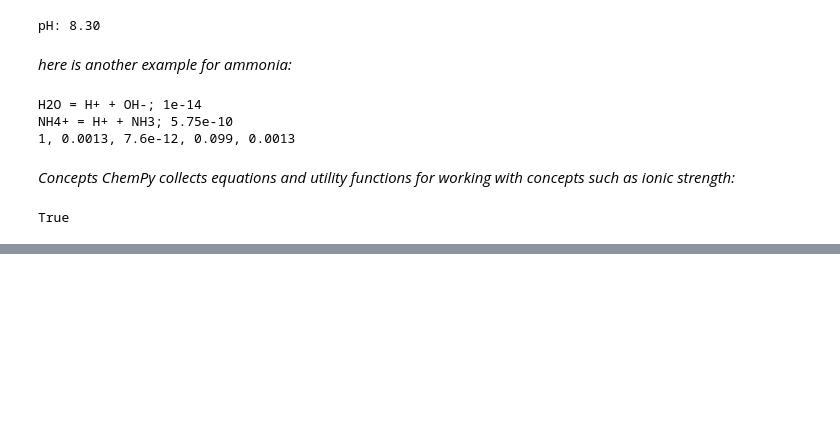
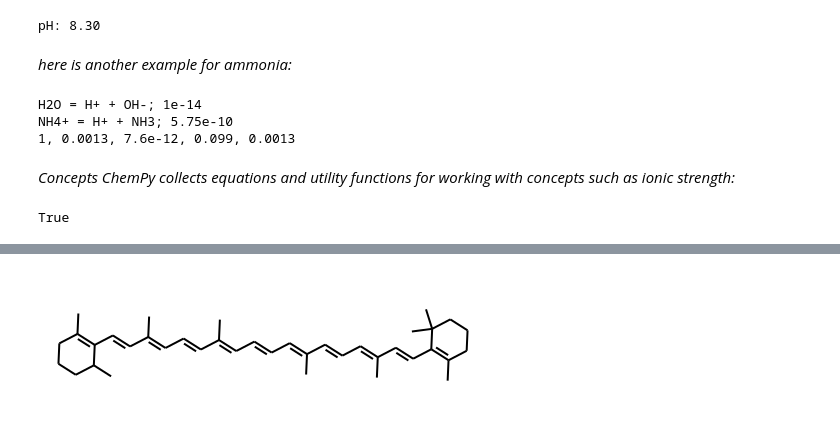
Before and after one commit to mouse-rider/Chemistry_vlab, a Jupyter notebook: Chemistry_Vlab.ipynb, the cells around one changed output, grey strips where cells are left out. Drawn from its saved outputs; the diff is of its cells as text; code cells hidden in the pictures; blank space fills up the shorter version.

```diff
--- a/Chemistry_Vlab.ipynb
+++ b/Chemistry_Vlab.ipynb
@@ -248,0 +271,7 @@ True
+# %%
+a="CC1CCC/C(C)=C1/C=C/C(C)=C/C=C/C(C)=C/C=C/C=C(C)/C=C/C=C(C)/C=C/C2=C(C)/CCCC2(C)C"
+kishore = Chem.MolFromSmiles(a)
+# %%
+kishore
+# %% [output]
+[figure, added]
```
Also changed, not shown: parts of 12 cells of this notebook.
